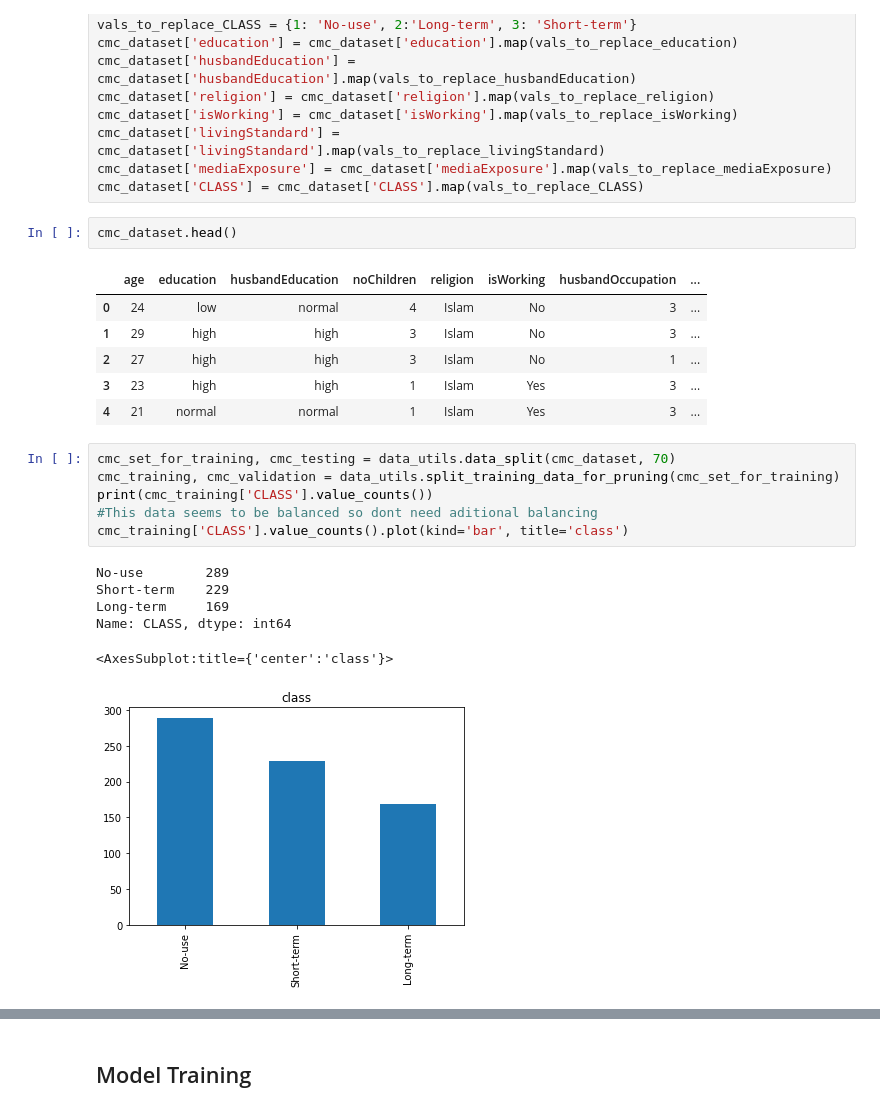
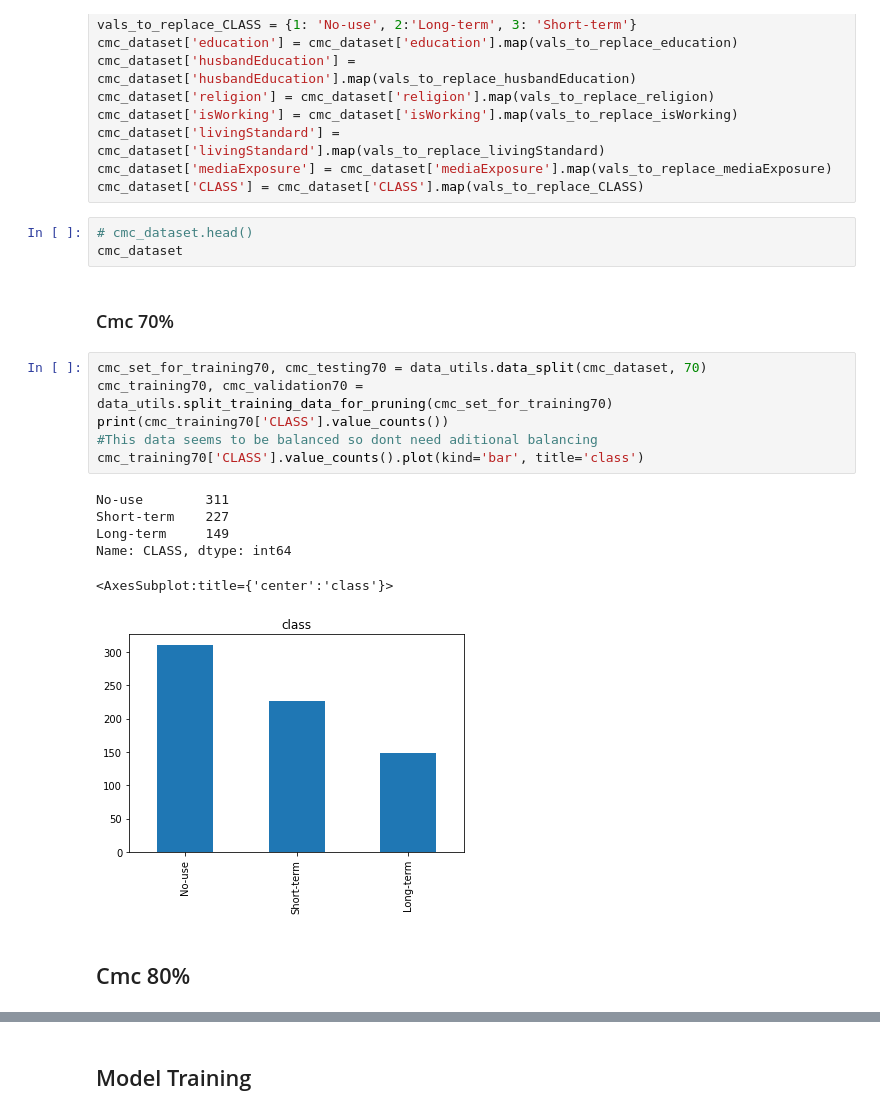
Before and after one commit to jakjan95/DTsolver, a Jupyter notebook: DTsolver-pruning-data-cleaning-multivalue-split.ipynb, the cells around one changed output, grey strips where cells are left out. Saved outputs shown, nothing was run; the diff lists cells and outputs as text.

Commit message:
Data prepared to analysis for categorical binary split

```diff
--- a/DTsolver-pruning-data-cleaning-multivalue-split.ipynb
+++ b/DTsolver-pruning-data-cleaning-multivalue-split.ipynb
@@ -181,24 +407,22 @@ cmc_dataset['livingStandard'] = cmc_dataset['livingStandard'].map(vals_to_replac
 cmc_dataset['mediaExposure'] = cmc_dataset['mediaExposure'].map(vals_to_replace_mediaExposure)
 cmc_dataset['CLASS'] = cmc_dataset['CLASS'].map(vals_to_replace_CLASS)
 # %%
-cmc_dataset.head()
+# cmc_dataset.head()
+cmc_dataset
-# %% [output]
-|  | age | education | husbandEducation | noChildren | religion | isWorking | husbandOccupation | ... |
-| 0 | 24 | low | normal | 4 | Islam | No | 3 | ... |
-| 1 | 29 | high | high | 3 | Islam | No | 3 | ... |
-| 2 | 27 | high | high | 3 | Islam | No | 1 | ... |
-| 3 | 23 | high | high | 1 | Islam | Yes | 3 | ... |
-| 4 | 21 | normal | normal | 1 | Islam | Yes | 3 | ... |
+# %% [markdown]
+### Cmc 70%
 # %%
-cmc_set_for_training, cmc_testing = data_utils.data_split(cmc_dataset, 70)
-cmc_training, cmc_validation = data_utils.split_training_data_for_pruning(cmc_set_for_training)
-print(cmc_training['CLASS'].value_counts())
+cmc_set_for_training70, cmc_testing70 = data_utils.data_split(cmc_dataset, 70)
+cmc_training70, cmc_validation70 = data_utils.split_training_data_for_pruning(cmc_set_for_training70)
+print(cmc_training70['CLASS'].value_counts())
 #This data seems to be balanced so dont need aditional balancing
-cmc_training['CLASS'].value_counts().plot(kind='bar', title='class')
+cmc_training70['CLASS'].value_counts().plot(kind='bar', title='class')
 # %% [output]
-No-use        289
-Short-term    229
-Long-term     169
+No-use        311
+Short-term    227
+Long-term     149
 Name: CLASS, dtype: int64
 <AxesSubplot:title={'center':'class'}>
-[figure, old version]
+[figure, new version]
+# %% [markdown]
+## Cmc 80%
```
Also changed, not shown: parts of 61 cells of this notebook.
